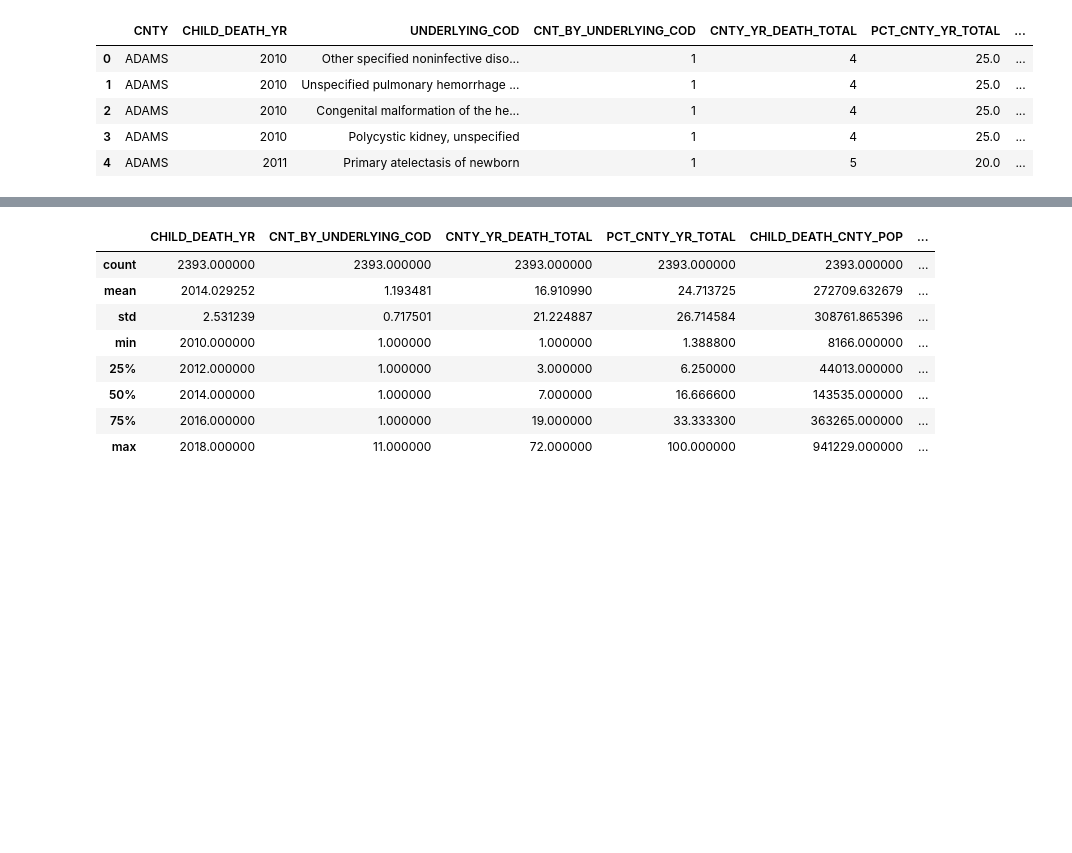
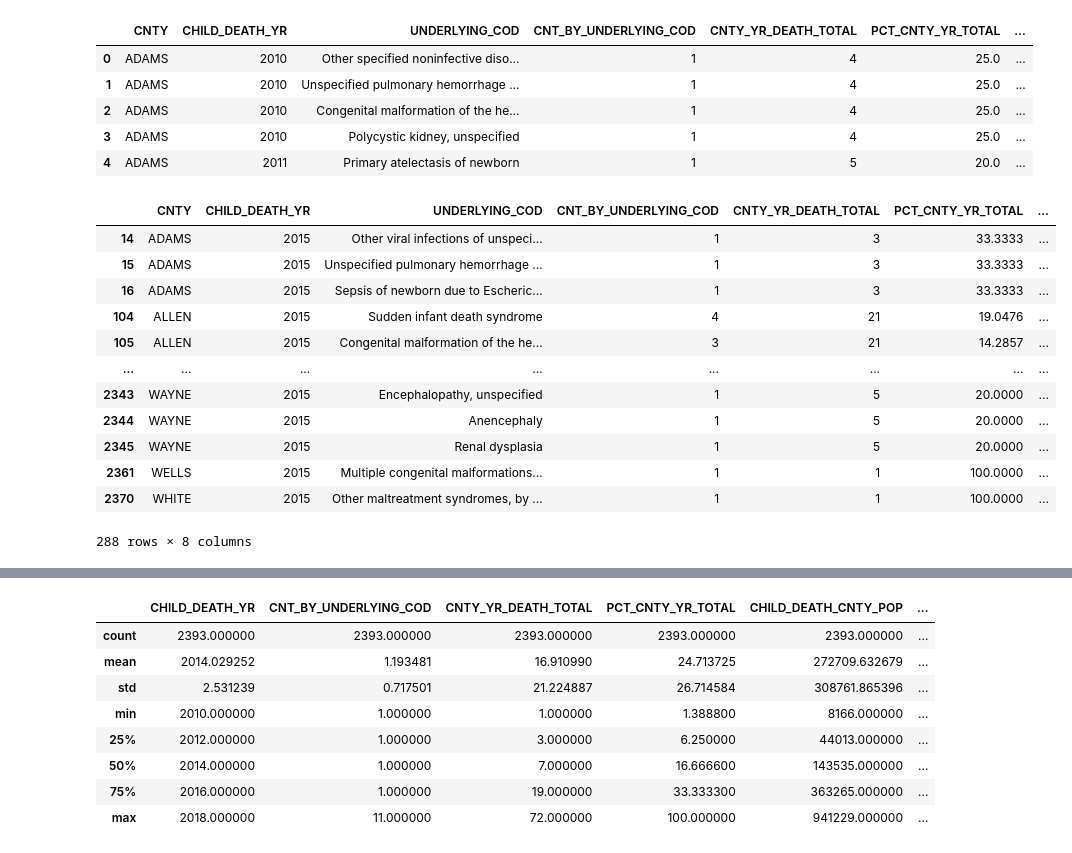
Before and after one commit to NotkerNotker/Indiana-OBGYN-Analysis, a Jupyter notebook: OB_Starter_Code-V1.ipynb, the cells around one changed output, grey strips where cells are left out. Drawn from its saved outputs; the diff is of its cells as text; code cells hidden in the pictures; blank space fills up the shorter version.

```diff
--- a/OB_Starter_Code-V1.ipynb
+++ b/OB_Starter_Code-V1.ipynb
@@ -42,3 +57,20 @@ underlying_cause_df.head()
 | 2 | ADAMS | 2010 | Congenital malformation of the he... | 1 | 4 | 25.0 | ... |
 | 3 | ADAMS | 2010 | Polycystic kidney, unspecified | 1 | 4 | 25.0 | ... |
 | 4 | ADAMS | 2011 | Primary atelectasis of newborn | 1 | 5 | 20.0 | ... |
+# %%
+underlying_2015 = underlying_cause_df[underlying_cause_df["CHILD_DEATH_YR"].isin([2015])]
+underlying_2015
+# %% [output]
+|  | CNTY | CHILD_DEATH_YR | UNDERLYING_COD | CNT_BY_UNDERLYING_COD | CNTY_YR_DEATH_TOTAL | PCT_CNTY_YR_TOTAL | ... |
+| 14 | ADAMS | 2015 | Other viral infections of unspeci... | 1 | 3 | 33.3333 | ... |
+| 15 | ADAMS | 2015 | Unspecified pulmonary hemorrhage ... | 1 | 3 | 33.3333 | ... |
+| 16 | ADAMS | 2015 | Sepsis of newborn due to Escheric... | 1 | 3 | 33.3333 | ... |
+| 104 | ALLEN | 2015 | Sudden infant death syndrome | 4 | 21 | 19.0476 | ... |
+| 105 | ALLEN | 2015 | Congenital malformation of the he... | 3 | 21 | 14.2857 | ... |
+| ... | ... | ... | ... | ... | ... | ... | ... |
+| 2343 | WAYNE | 2015 | Encephalopathy, unspecified | 1 | 5 | 20.0000 | ... |
+| 2344 | WAYNE | 2015 | Anencephaly | 1 | 5 | 20.0000 | ... |
+| 2345 | WAYNE | 2015 | Renal dysplasia | 1 | 5 | 20.0000 | ... |
+| 2361 | WELLS | 2015 | Multiple congenital malformations... | 1 | 1 | 100.0000 | ... |
+| 2370 | WHITE | 2015 | Other maltreatment syndromes, by ... | 1 | 1 | 100.0000 | ... |
+288 rows × 8 columns
```
Also changed, not shown: parts of 6 cells of this notebook.
